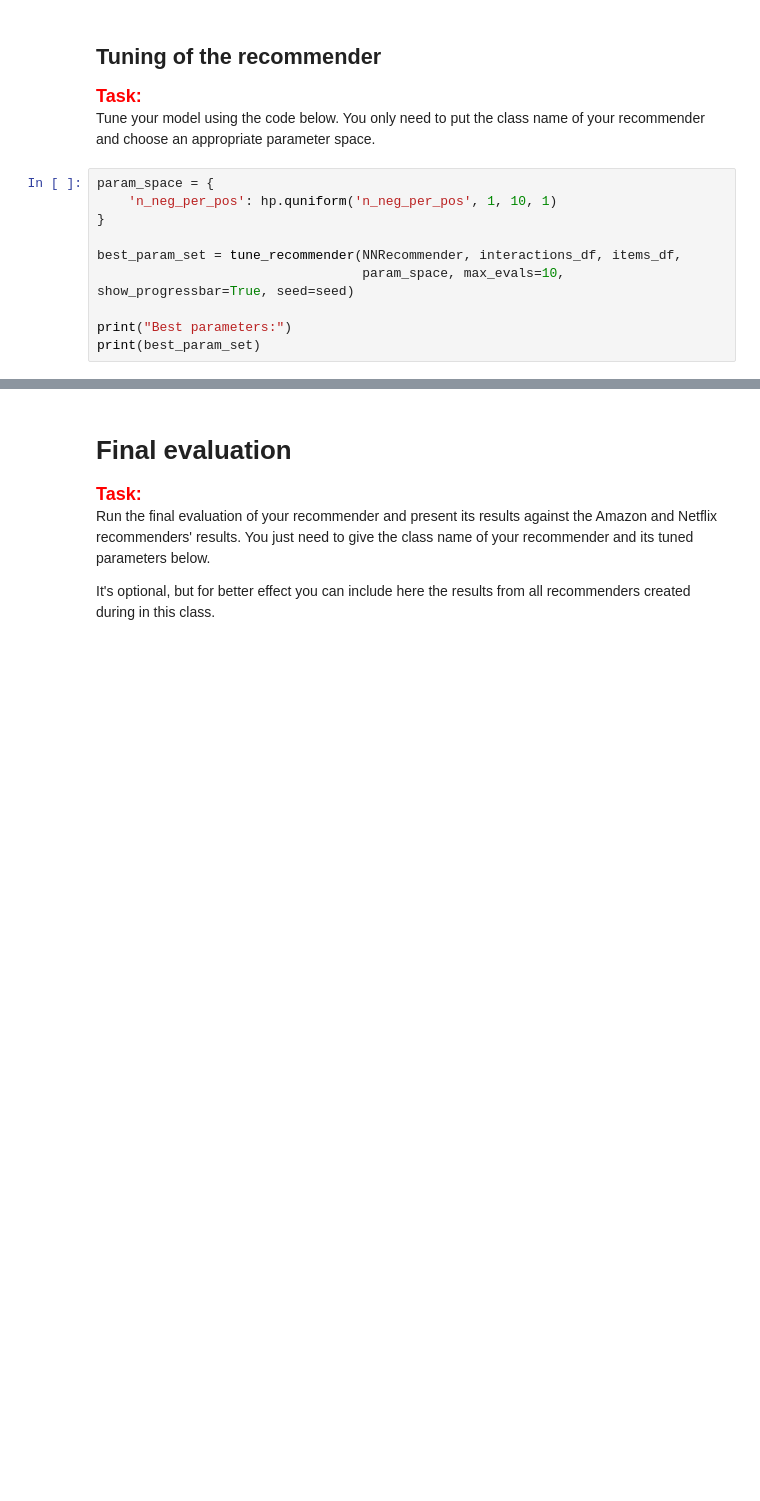
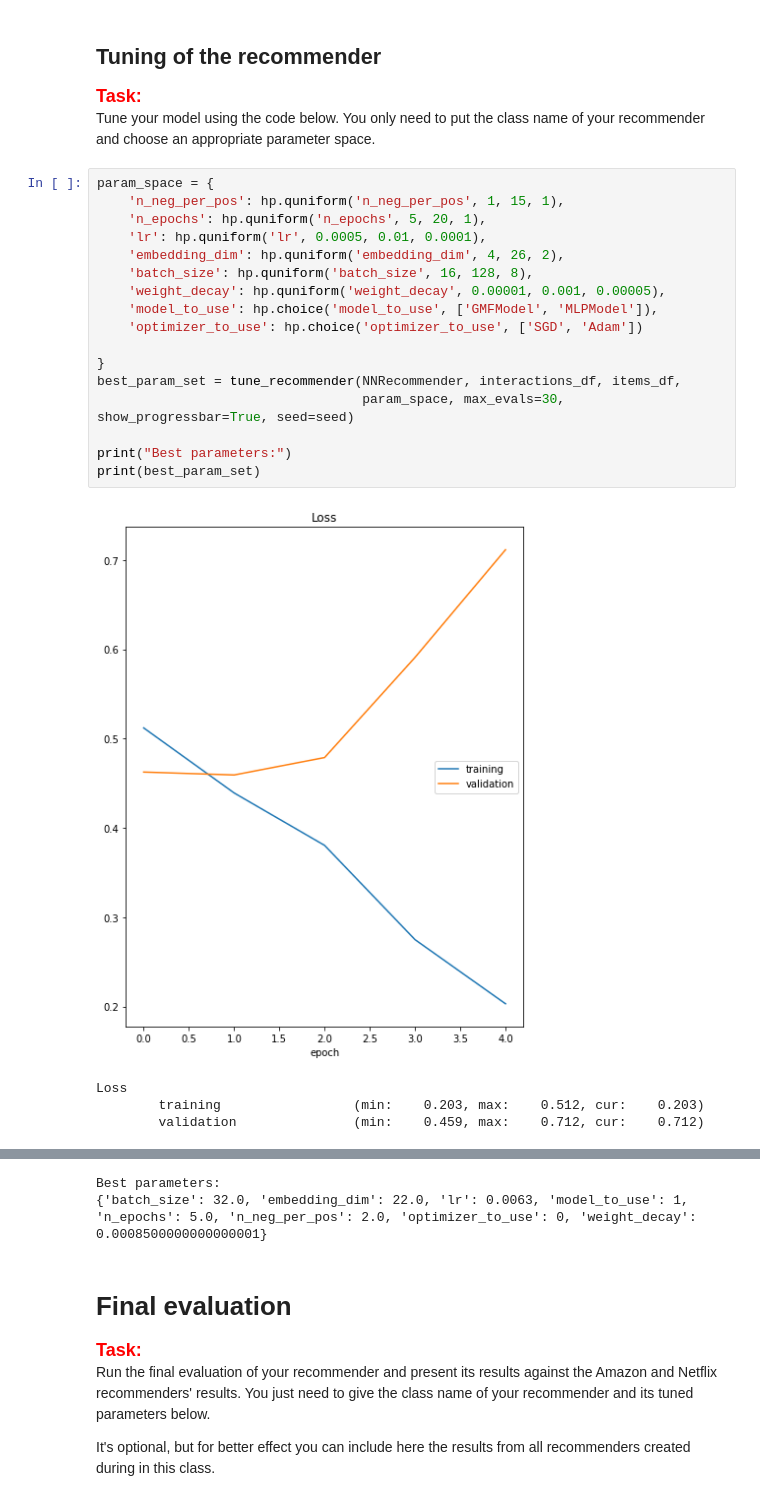
Before and after one commit to C7A7A/hotel-recommender-neural-network, a Jupyter notebook: project_2_recommender_and_evaluation.ipynb, the cells around one changed output, grey strips where cells are left out. Cells and saved outputs as stored; diff of their text form; blank space fills up the shorter version.

```diff
--- a/project_2_recommender_and_evaluation.ipynb
+++ b/project_2_recommender_and_evaluation.ipynb
@@ -358,11 +734,23 @@ def tune_recommender(recommender_class, interactions_df, items_df,
 Tune your model using the code below. You only need to put the class name of your recommender and choose an appropriate parameter space.
 # %%
 param_space = {
-    'n_neg_per_pos': hp.quniform('n_neg_per_pos', 1, 10, 1)
+    'n_neg_per_pos': hp.quniform('n_neg_per_pos', 1, 15, 1),
+    'n_epochs': hp.quniform('n_epochs', 5, 20, 1),
+    'lr': hp.quniform('lr', 0.0005, 0.01, 0.0001),
+    'embedding_dim': hp.quniform('embedding_dim', 4, 26, 2),
+    'batch_size': hp.quniform('batch_size', 16, 128, 8),
+    'weight_decay': hp.quniform('weight_decay', 0.00001, 0.001, 0.00005),
+    'model_to_use': hp.choice('model_to_use', ['GMFModel', 'MLPModel']),
+    'optimizer_to_use': hp.choice('optimizer_to_use', ['SGD', 'Adam'])
+
 }
-
 best_param_set = tune_recommender(NNRecommender, interactions_df, items_df,
-                                  param_space, max_evals=10, show_progressbar=True, seed=seed)
+                                  param_space, max_evals=30, show_progressbar=True, seed=seed)
 
 print("Best parameters:")
 print(best_param_set)
+# %% [output]
+[figure, added]
+Loss
+        training                 (min:    0.203, max:    0.512, cur:    0.203)
+        validation               (min:    0.459, max:    0.712, cur:    0.712)
@@ -369,3 +759,5 @@ print(best_param_set)
+Best parameters:
+{'batch_size': 32.0, 'embedding_dim': 22.0, 'lr': 0.0063, 'model_to_use': 1, 'n_epochs': 5.0, 'n_neg_per_pos': 2.0, 'optimizer_to_use': 0, 'weight_decay': 0.0008500000000000001}
 # %% [markdown]
 # Final evaluation
 
```
Also changed, not shown: parts of 18 cells of this notebook, 2 other files.
